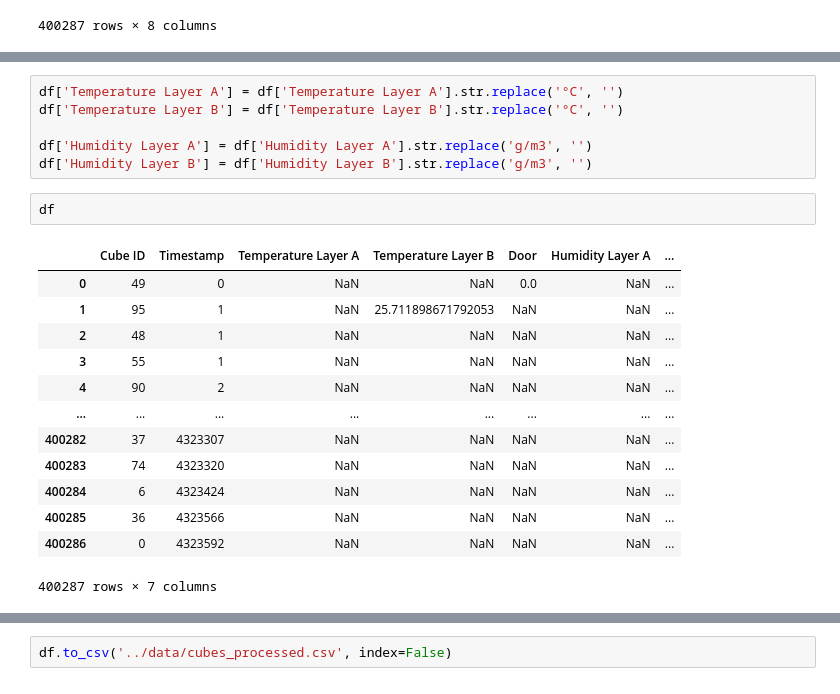
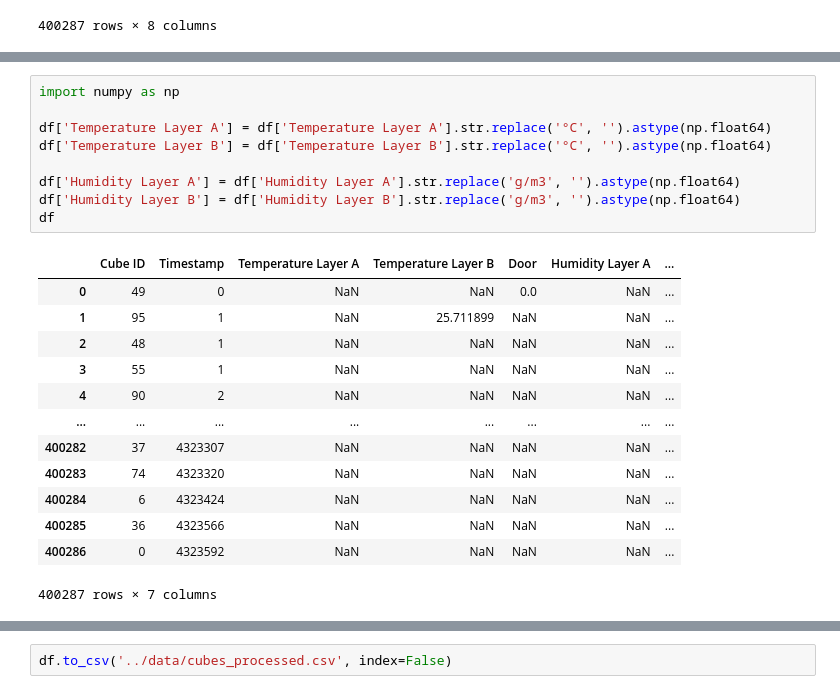
Before and after one commit to KonstantinMosin/data-processing, a Jupyter notebook: src/processing.ipynb, the cells around one changed output, grey strips where cells are left out. Drawn from its saved outputs; the diff is of its cells as text.

```diff
--- a/src/processing.ipynb
+++ b/src/processing.ipynb
@@ -24,22 +54,23 @@ df['Timestamp'] = df['Timestamp'] - df['Timestamp'].min()
 # %%
-df['Temperature Layer A'] = df['Temperature Layer A'].str.replace('°C', '')
-df['Temperature Layer B'] = df['Temperature Layer B'].str.replace('°C', '')
+import numpy as np
 
-df['Humidity Layer A'] = df['Humidity Layer A'].str.replace('g/m3', '')
-df['Humidity Layer B'] = df['Humidity Layer B'].str.replace('g/m3', '')
+df['Temperature Layer A'] = df['Temperature Layer A'].str.replace('°C', '').astype(np.float64)
+df['Temperature Layer B'] = df['Temperature Layer B'].str.replace('°C', '').astype(np.float64)
+
+df['Humidity Layer A'] = df['Humidity Layer A'].str.replace('g/m3', '').astype(np.float64)
+df['Humidity Layer B'] = df['Humidity Layer B'].str.replace('g/m3', '').astype(np.float64)
+df
+# %% [output]
+|  | Cube ID | Timestamp | Temperature Layer A | Temperature Layer B | Door | Humidity Layer A | ... |
+| 0 | 49 | 0 | NaN | NaN | 0.0 | NaN | ... |
+| 1 | 95 | 1 | NaN | 25.711899 | NaN | NaN | ... |
+| 2 | 48 | 1 | NaN | NaN | NaN | NaN | ... |
+| 3 | 55 | 1 | NaN | NaN | NaN | NaN | ... |
+| 4 | 90 | 2 | NaN | NaN | NaN | NaN | ... |
+| ... | ... | ... | ... | ... | ... | ... | ... |
+| 400282 | 37 | 4323307 | NaN | NaN | NaN | NaN | ... |
+| 400283 | 74 | 4323320 | NaN | NaN | NaN | NaN | ... |
+| 400284 | 6 | 4323424 | NaN | NaN | NaN | NaN | ... |
+| 400285 | 36 | 4323566 | NaN | NaN | NaN | NaN | ... |
+| 400286 | 0 | 4323592 | NaN | NaN | NaN | NaN | ... |
+400287 rows × 7 columns
-# %%
-df
-# %% [output]
-|  | Cube ID | Timestamp | Temperature Layer A | Temperature Layer B | Door | Humidity Layer A | ... |
-| 0 | 49 | 0 | NaN | NaN | 0.0 | NaN | ... |
-| 1 | 95 | 1 | NaN | 25.711898671792053 | NaN | NaN | ... |
-| 2 | 48 | 1 | NaN | NaN | NaN | NaN | ... |
-| 3 | 55 | 1 | NaN | NaN | NaN | NaN | ... |
-| 4 | 90 | 2 | NaN | NaN | NaN | NaN | ... |
-| ... | ... | ... | ... | ... | ... | ... | ... |
-| 400282 | 37 | 4323307 | NaN | NaN | NaN | NaN | ... |
-| 400283 | 74 | 4323320 | NaN | NaN | NaN | NaN | ... |
-| 400284 | 6 | 4323424 | NaN | NaN | NaN | NaN | ... |
-| 400285 | 36 | 4323566 | NaN | NaN | NaN | NaN | ... |
-| 400286 | 0 | 4323592 | NaN | NaN | NaN | NaN | ... |
-400287 rows × 7 columns
```
Also changed, not shown: parts of 6 cells of this notebook.
